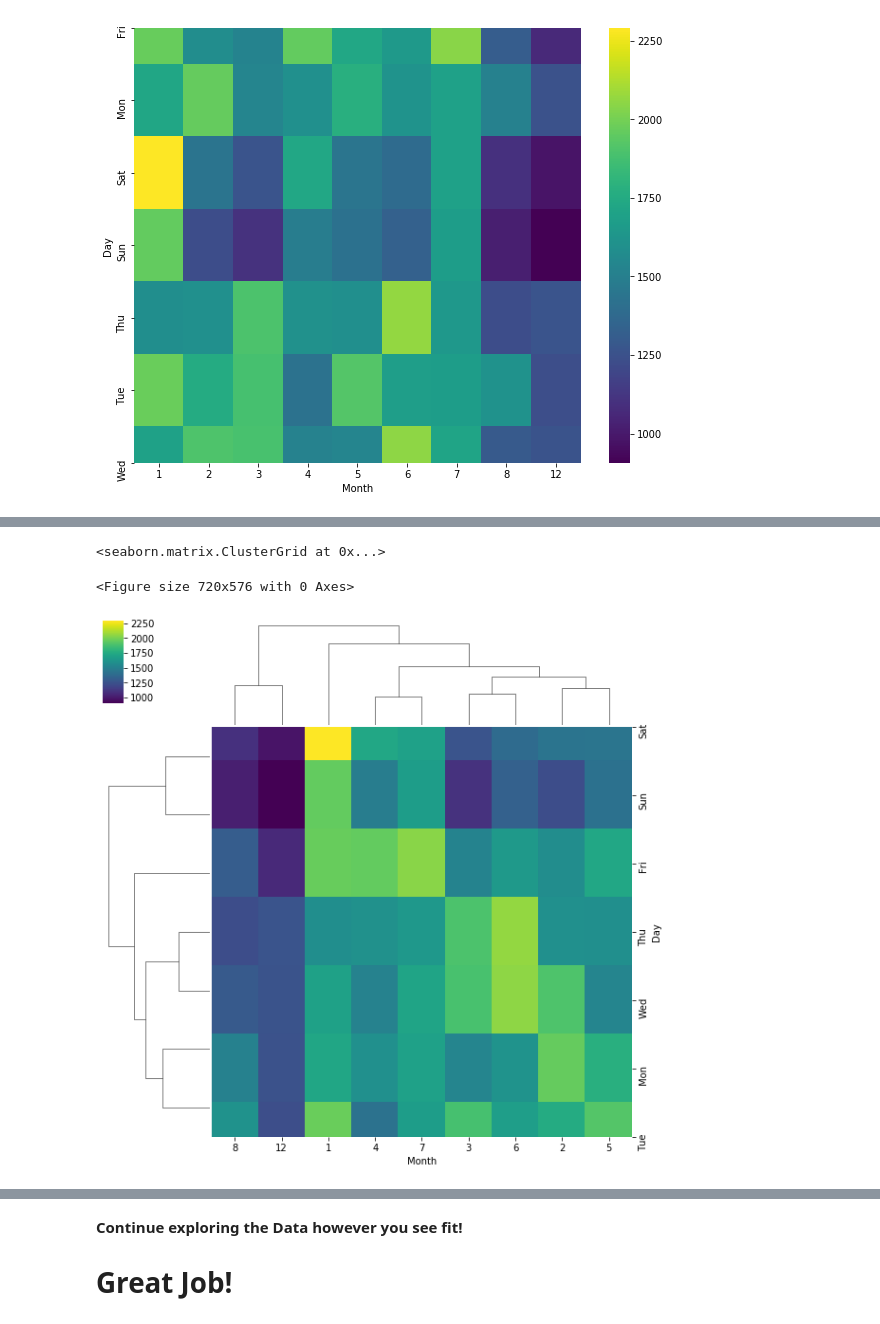
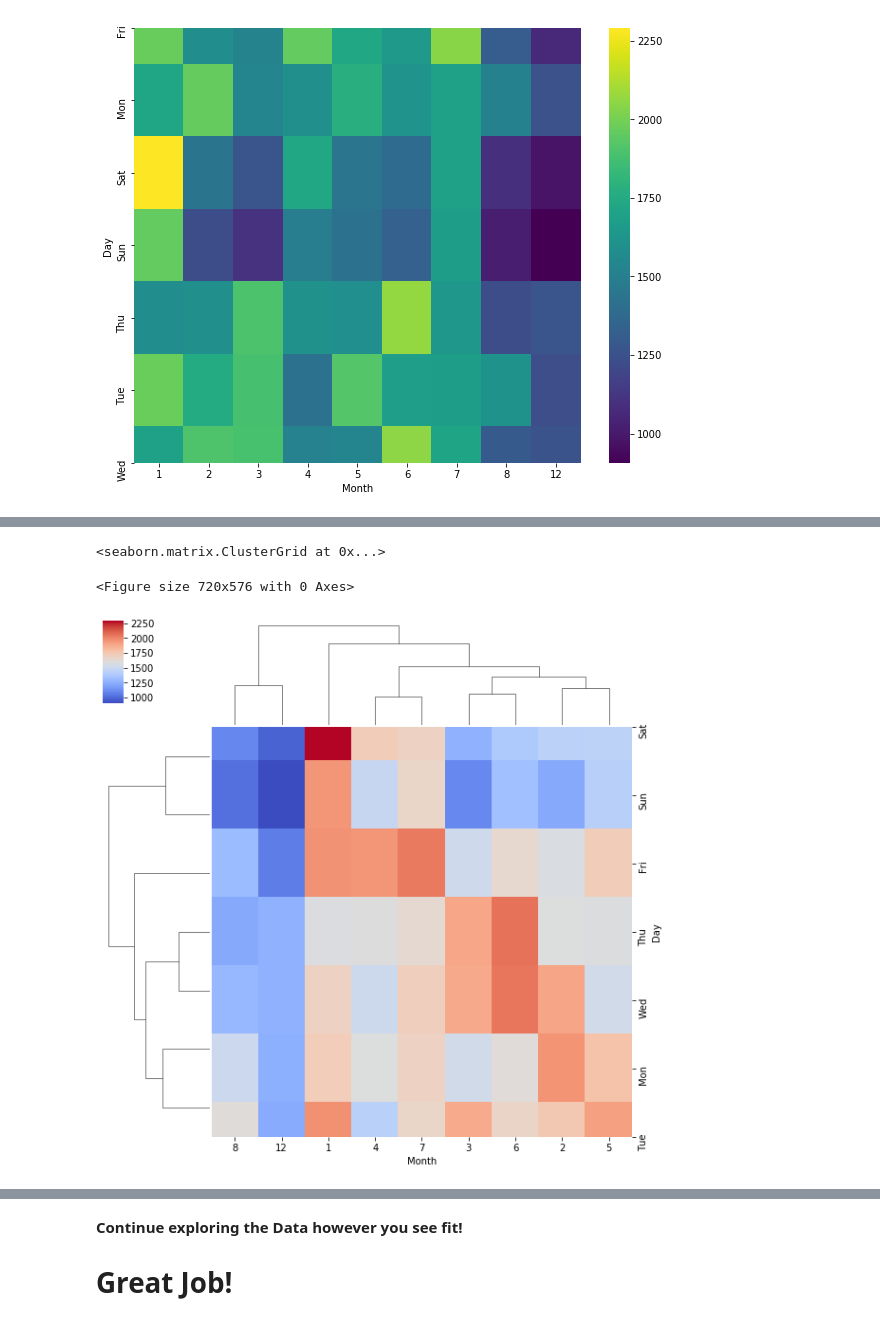
Before and after one commit to vlopez0392/Python-for-DS-and-ML-Bootcamp, a Jupyter notebook: 10-Data_Capstone_Project/01-911_Calls_Data_Capstone_Project_I.ipynb, the cells around one changed output, grey strips where cells are left out. Drawn from its saved outputs; the diff is of its cells as text; code cells hidden in the pictures.

```diff
--- a/10-Data_Capstone_Project/01-911_Calls_Data_Capstone_Project_I.ipynb
+++ b/10-Data_Capstone_Project/01-911_Calls_Data_Capstone_Project_I.ipynb
@@ -468,8 +352,8 @@ sns.heatmap(monthStacked, cmap = 'viridis')
 # %%
 ## Solution
 plt.figure(figsize = (10,8))
-sns.clustermap(monthStacked, cmap = 'viridis')
+sns.clustermap(monthStacked, cmap = 'coolwarm')
 # %% [output]
 <seaborn.matrix.ClusterGrid at 0x...>
 <Figure size 720x576 with 0 Axes>
-[figure, old version]
+[figure, new version]
```
Also changed, not shown: parts of 22 cells of this notebook, 1 other file.
